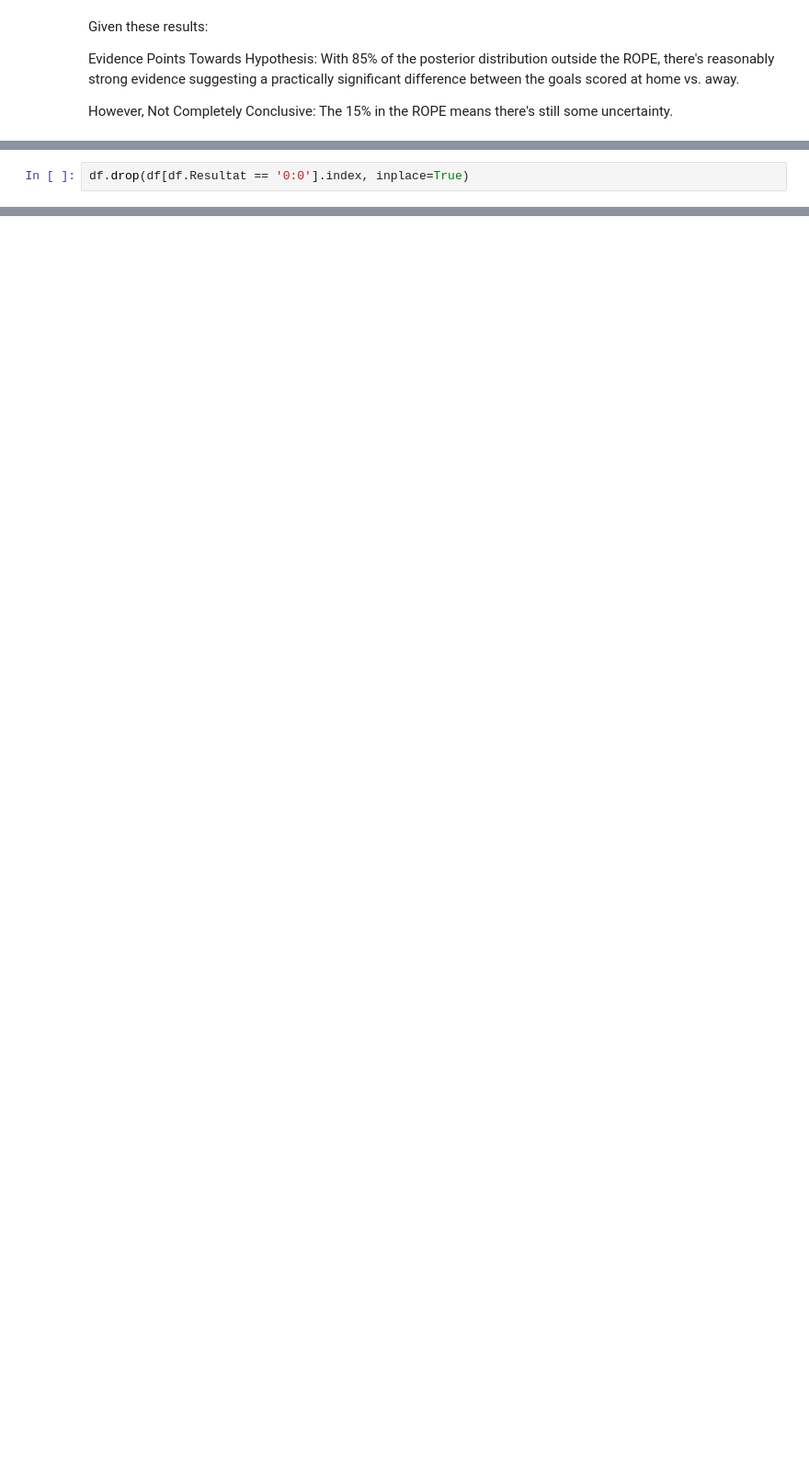
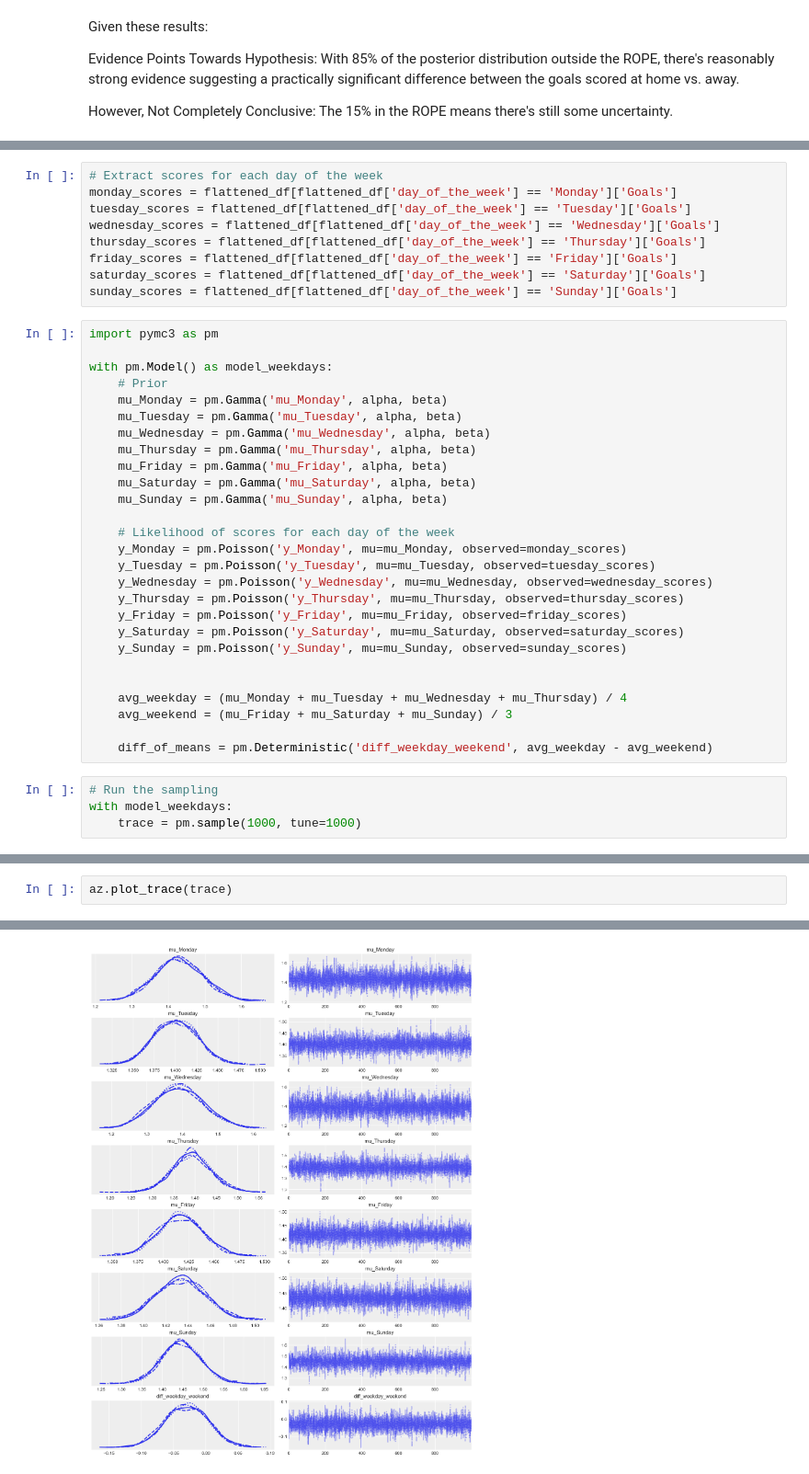
Before and after one commit to k0ruy/bayesian_retry, a Jupyter notebook: retry/hypotesis_RETRY.ipynb, the cells around one changed output, grey strips where cells are left out. Shown at 92% size. Cells and saved outputs as stored; diff of their text form; blank space fills up the shorter version.

```diff
--- a/retry/hypotesis_RETRY.ipynb
+++ b/retry/hypotesis_RETRY.ipynb
@@ -332,2 +283,0 @@ array(['1:3', '3:6', '4:2', '5:2', '2:0', '3:2', '3:1', '1:4', '1:2',
-# %%
-df.drop(df[df.Resultat == '0:0'].index, inplace=True)
@@ -386,0 +492,40 @@ home_stadion
+# %%
+# Extract scores for each day of the week
+monday_scores = flattened_df[flattened_df['day_of_the_week'] == 'Monday']['Goals']
+tuesday_scores = flattened_df[flattened_df['day_of_the_week'] == 'Tuesday']['Goals']
+wednesday_scores = flattened_df[flattened_df['day_of_the_week'] == 'Wednesday']['Goals']
+thursday_scores = flattened_df[flattened_df['day_of_the_week'] == 'Thursday']['Goals']
+friday_scores = flattened_df[flattened_df['day_of_the_week'] == 'Friday']['Goals']
+saturday_scores = flattened_df[flattened_df['day_of_the_week'] == 'Saturday']['Goals']
+sunday_scores = flattened_df[flattened_df['day_of_the_week'] == 'Sunday']['Goals']
+# %%
+import pymc3 as pm
+
+with pm.Model() as model_weekdays:
+    # Prior
+    mu_Monday = pm.Gamma('mu_Monday', alpha, beta)
+    mu_Tuesday = pm.Gamma('mu_Tuesday', alpha, beta)
+    mu_Wednesday = pm.Gamma('mu_Wednesday', alpha, beta)
+    mu_Thursday = pm.Gamma('mu_Thursday', alpha, beta)
+    mu_Friday = pm.Gamma('mu_Friday', alpha, beta)
+    mu_Saturday = pm.Gamma('mu_Saturday', alpha, beta)
+    mu_Sunday = pm.Gamma('mu_Sunday', alpha, beta)
+
+    # Likelihood of scores for each day of the week
+    y_Monday = pm.Poisson('y_Monday', mu=mu_Monday, observed=monday_scores)
+    y_Tuesday = pm.Poisson('y_Tuesday', mu=mu_Tuesday, observed=tuesday_scores)
+    y_Wednesday = pm.Poisson('y_Wednesday', mu=mu_Wednesday, observed=wednesday_scores)
+    y_Thursday = pm.Poisson('y_Thursday', mu=mu_Thursday, observed=thursday_scores)
+    y_Friday = pm.Poisson('y_Friday', mu=mu_Friday, observed=friday_scores)
+    y_Saturday = pm.Poisson('y_Saturday', mu=mu_Saturday, observed=saturday_scores)
+    y_Sunday = pm.Poisson('y_Sunday', mu=mu_Sunday, observed=sunday_scores)
+
+
+    avg_weekday = (mu_Monday + mu_Tuesday + mu_Wednesday + mu_Thursday) / 4
+    avg_weekend = (mu_Friday + mu_Saturday + mu_Sunday) / 3
+
+    diff_of_means = pm.Deterministic('diff_weekday_weekend', avg_weekday - avg_weekend)
+# %%
+# Run the sampling
+with model_weekdays:
+    trace = pm.sample(1000, tune=1000)
@@ -386,0 +543,3 @@ home_stadion
+# %%
+az.plot_trace(trace)
+# %% [output]
@@ -386,0 +565 @@ home_stadion
+[figure, added]
```
Also changed, not shown: parts of 46 cells of this notebook, 4 other files.
